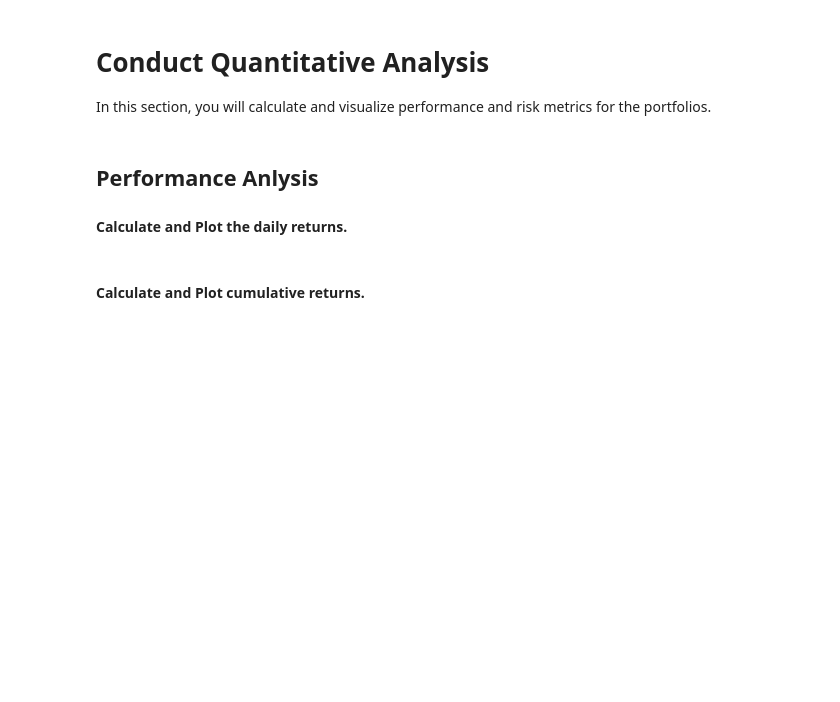
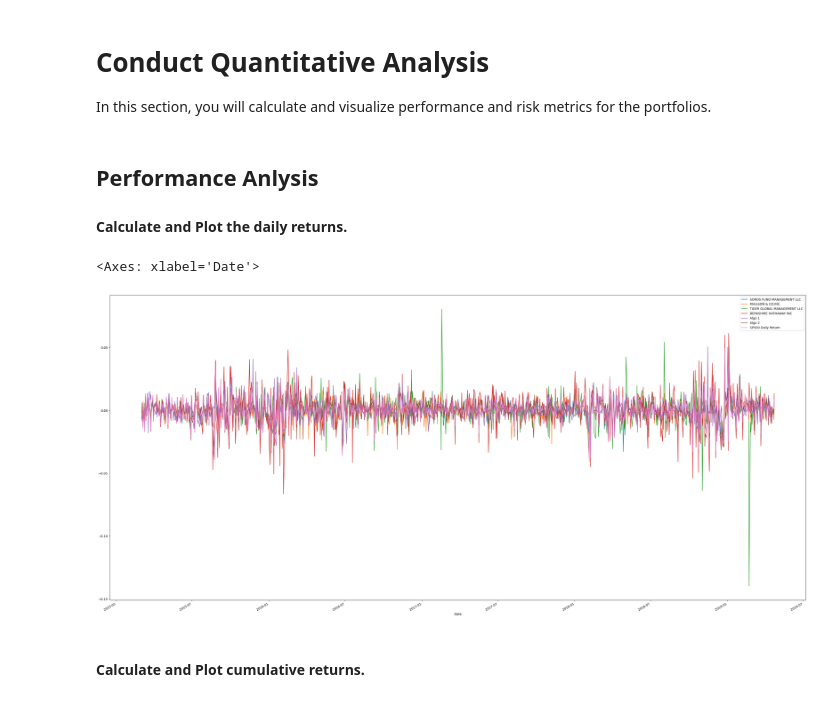
Before and after one commit to gerxxoo/Module_4_challenge, a Jupyter notebook: Starter_Code/whale_analysis.ipynb, the cells around one changed output. Cells and saved outputs as stored; diff of their text form; code cells hidden in the pictures; blank space fills up the shorter version.

```diff
--- a/Starter_Code/whale_analysis.ipynb
+++ b/Starter_Code/whale_analysis.ipynb
@@ -208,6 +210,10 @@ In this section, you will calculate and visualize performance and risk metrics f
 #### Calculate and Plot the daily returns.
 # %%
 # Plot daily returns of all portfolios
+joined_returns.plot(figsize = (40, 20))
+# %% [output]
+<Axes: xlabel='Date'>
+[figure, added]
 # %% [markdown]
 #### Calculate and Plot cumulative returns.
 # %%
```
Also changed, not shown: parts of 14 cells of this notebook.
